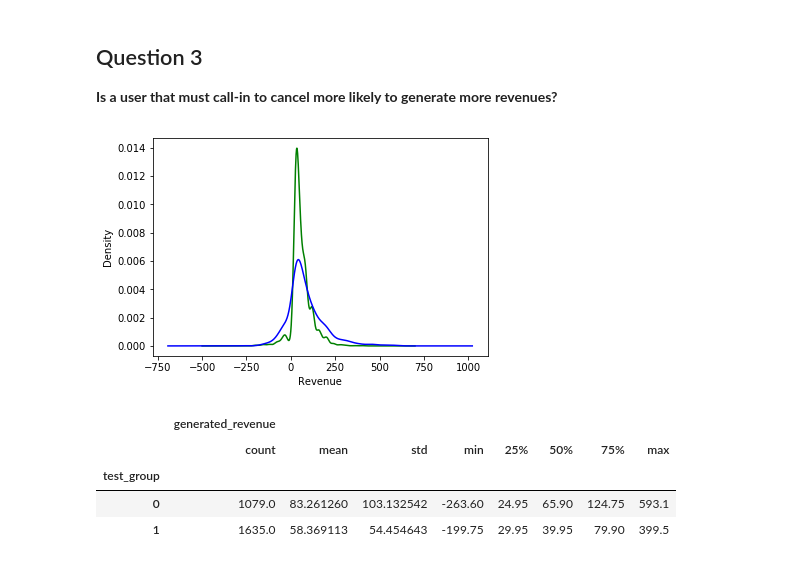
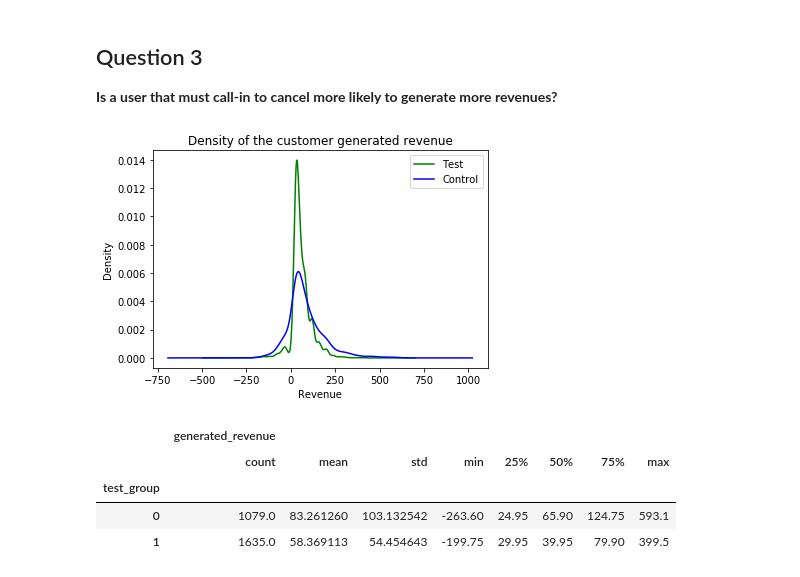
Before and after one commit to enadeau/bucket-test-analysis, a Jupyter notebook: analysis.ipynb, the cells around one changed output. Saved outputs shown, nothing was run; the diff lists cells and outputs as text; code cells hidden in the pictures.

```diff
--- a/analysis.ipynb
+++ b/analysis.ipynb
@@ -90,12 +93,13 @@ customer_df['generated_revenue'] = trans_df[['sample_id', 'transaction_amount']]
 test_rev = customer_df.loc[customer_df['test_group']==TEST_GROUP, 'generated_revenue']
 ctrl_rev = customer_df.loc[customer_df['test_group']==CONTROL_GROUP, 'generated_revenue']
 # %%
-test_rev.plot(kind='kde', color=TEST_COLOR)
-ctrl_rev.plot(kind='kde', color=CONTROL_COLOR)
+test_rev.plot(kind='kde', color=TEST_COLOR, label='Test', legend=True)
+ctrl_rev.plot(kind='kde', color=CONTROL_COLOR, label='Control', legend=True)
 plt.xlabel('Revenue')
+plt.title('Density of the customer generated revenue')
 plt.show()
 # %% [output]
-[figure, old version]
+[figure, new version]
 # %%
 customer_df.groupby('test_group').describe()
 # %% [output]
```
Also changed, not shown: parts of 5 cells of this notebook.
